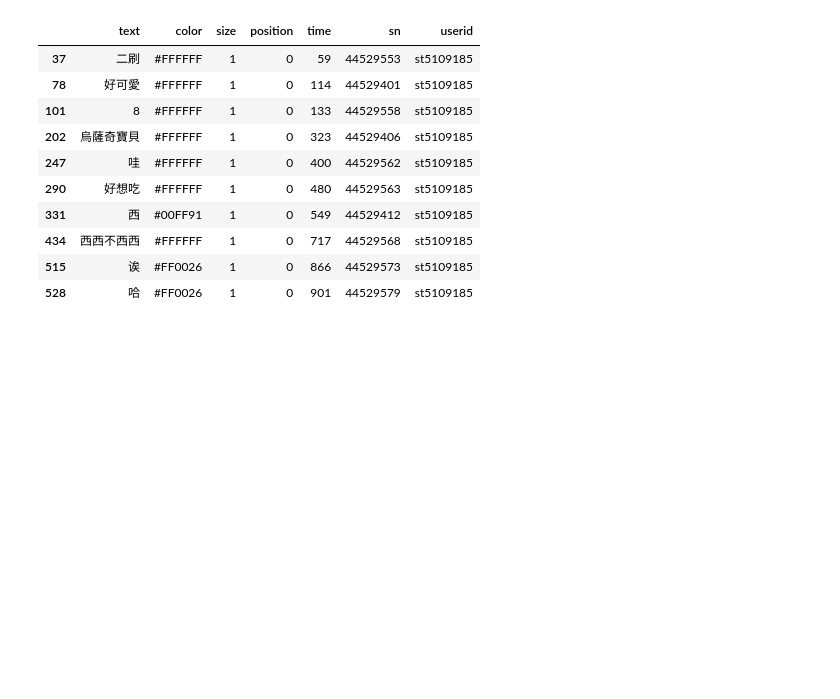
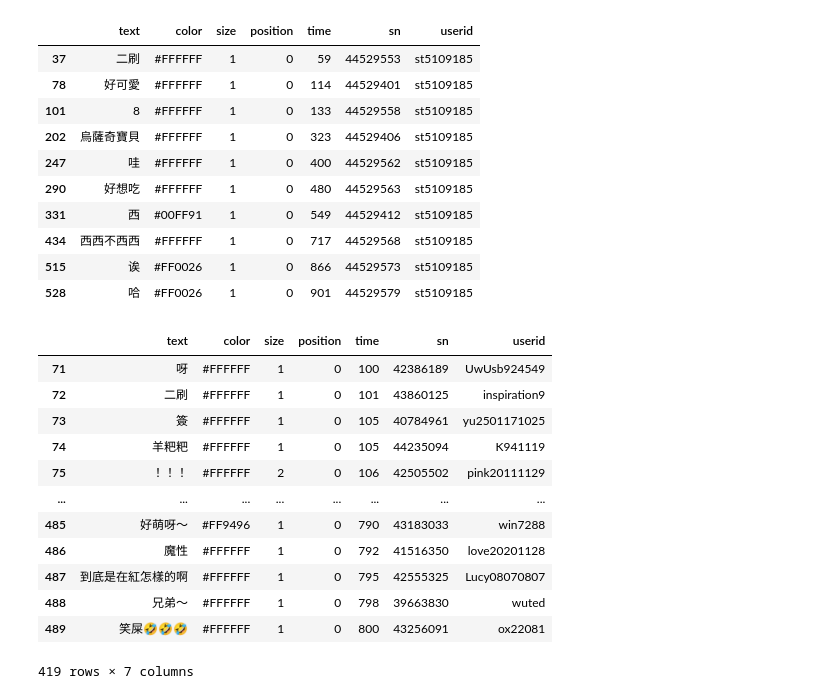
Before and after one commit to Elwing-Chou/tibame20251203, a Jupyter notebook: tibame20251223.ipynb, the cells around one changed output. Saved outputs shown, nothing was run; the diff lists cells and outputs as text; code cells hidden in the pictures; blank space fills up the shorter version.

```diff
--- a/tibame20251223.ipynb
+++ b/tibame20251223.ipynb
@@ -59,3 +59,23 @@ df[fil]
 | 434 | 西西不西西 | #FFFFFF | 1 | 0 | 717 | 44529568 | st5109185 |
 | 515 | 诶 | #FF0026 | 1 | 0 | 866 | 44529573 | st5109185 |
 | 528 | 哈 | #FF0026 | 1 | 0 | 901 | 44529579 | st5109185 |
+# %%
+# &: and |: or
+fil1 = df["time"] >= 100
+fil2 = df["time"] <= 800
+fil = fil1 & fil2
+df[fil]
+# %% [output]
+|  | text | color | size | position | time | sn | userid |
+| 71 | 呀 | #FFFFFF | 1 | 0 | 100 | 42386189 | UwUsb924549 |
+| 72 | 二刷 | #FFFFFF | 1 | 0 | 101 | 43860125 | inspiration9 |
+| 73 | 簽 | #FFFFFF | 1 | 0 | 105 | 40784961 | yu2501171025 |
+| 74 | 羊粑粑 | #FFFFFF | 1 | 0 | 105 | 44235094 | K941119 |
+| 75 | ！！！ | #FFFFFF | 2 | 0 | 106 | 42505502 | pink20111129 |
+| ... | ... | ... | ... | ... | ... | ... | ... |
+| 485 | 好萌呀～ | #FF9496 | 1 | 0 | 790 | 43183033 | win7288 |
+| 486 | 魔性 | #FFFFFF | 1 | 0 | 792 | 41516350 | love20201128 |
+| 487 | 到底是在紅怎樣的啊 | #FFFFFF | 1 | 0 | 795 | 42555325 | Lucy08070807 |
+| 488 | 兄弟～ | #FFFFFF | 1 | 0 | 798 | 39663830 | wuted |
+| 489 | 笑屎🤣🤣🤣 | #FFFFFF | 1 | 0 | 800 | 43256091 | ox22081 |
+419 rows × 7 columns
```
